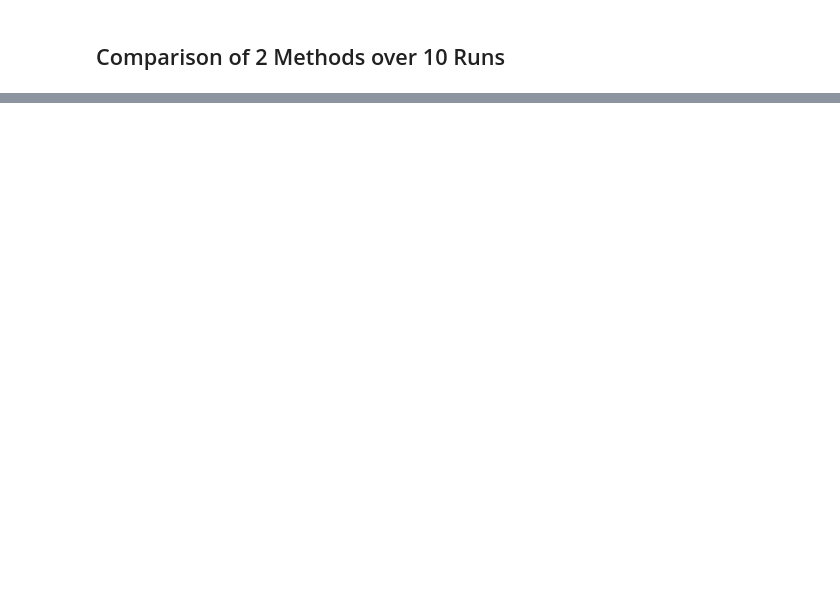
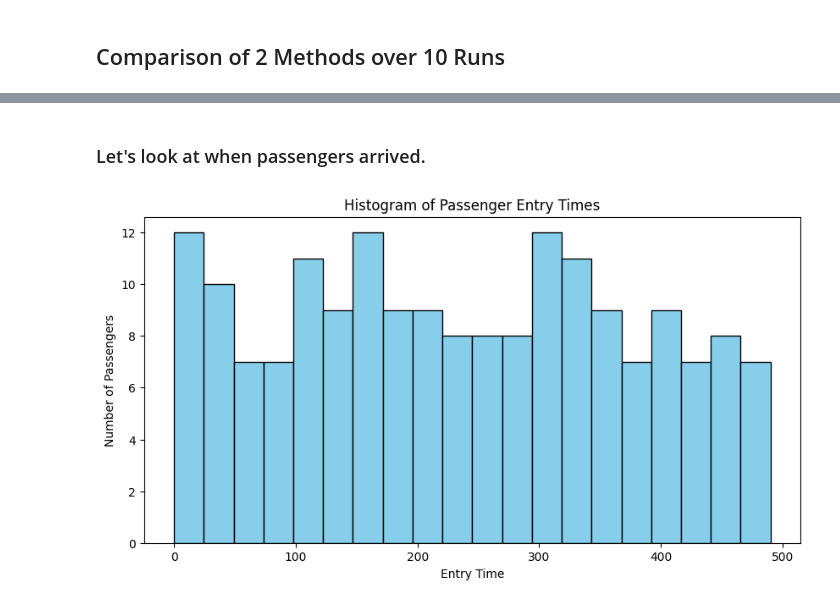
Before and after one commit to manpazito/plane-boarding-sim, a Jupyter notebook: examples/demo.ipynb, the cells around one changed output, grey strips where cells are left out. Saved outputs shown, nothing was run; the diff lists cells and outputs as text; code cells hidden in the pictures; blank space fills up the shorter version.

```diff
--- a/examples/demo.ipynb
+++ b/examples/demo.ipynb
@@ -131,0 +184,6 @@ plt.show()
+# %%
+import pandas as pd
+
+passenger_path = results_path / most_recent_steffen / "steffen_passengers.csv"
+passengers = pd.read_csv(passenger_path)
+passengers.head()
@@ -131,0 +197,11 @@ plt.show()
+# %% [markdown]
+### Let's look at when passengers arrived.
+# %%
+plt.figure(figsize=(10, 5))
+plt.hist(passengers["entry_time"], bins=20, color="skyblue", edgecolor="black")
+plt.xlabel("Entry Time")
+plt.ylabel("Number of Passengers")
+plt.title("Histogram of Passenger Entry Times")
+plt.show()
+# %% [output]
+[figure, added]
```
Also changed, not shown: parts of 16 cells of this notebook.
